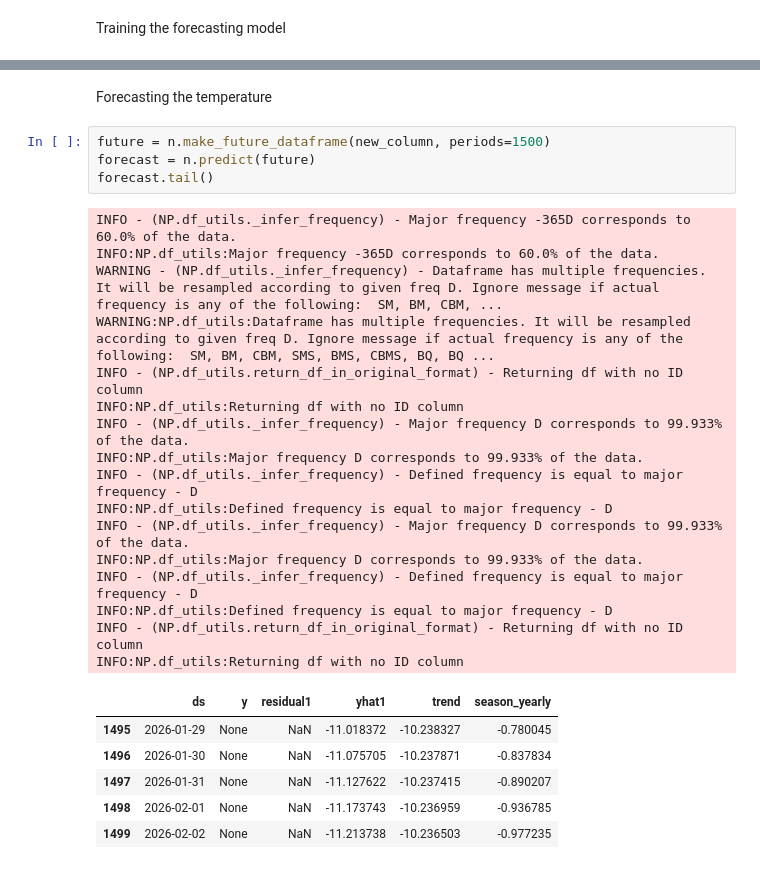
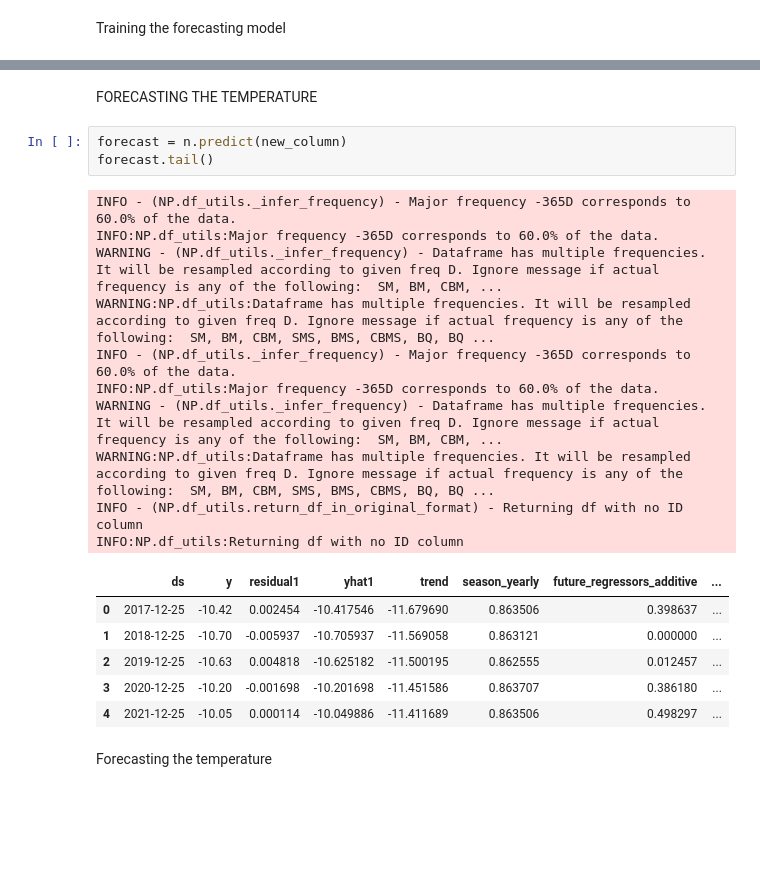
Before and after one commit to deamonknoppix/Python_Projects, a Jupyter notebook: Weather_Forecast.ipynb, the cells around one changed output, grey strips where cells are left out. Drawn from its saved outputs; the diff is of its cells as text; blank space fills up the shorter version.

```diff
--- a/Weather_Forecast.ipynb
+++ b/Weather_Forecast.ipynb
@@ -143,29 +122,24 @@ INFO:NP.forecaster:lr-range-test selected learning rate: 5.34E-02
+# %% [markdown]
+FORECASTING THE TEMPERATURE
+# %%
+forecast = n.predict(new_column)
+forecast.tail()
+# %% [output]
+INFO - (NP.df_utils._infer_frequency) - Major frequency -365D corresponds to 60.0% of the data.
+INFO:NP.df_utils:Major frequency -365D corresponds to 60.0% of the data.
+WARNING - (NP.df_utils._infer_frequency) - Dataframe has multiple frequencies. It will be resampled according to given freq D. Ignore message if actual frequency is any of the following:  SM, BM, CBM, ...
+WARNING:NP.df_utils:Dataframe has multiple frequencies. It will be resampled according to given freq D. Ignore message if actual frequency is any of the following:  SM, BM, CBM, SMS, BMS, CBMS, BQ, BQ ...
+INFO - (NP.df_utils._infer_frequency) - Major frequency -365D corresponds to 60.0% of the data.
+INFO:NP.df_utils:Major frequency -365D corresponds to 60.0% of the data.
+WARNING - (NP.df_utils._infer_frequency) - Dataframe has multiple frequencies. It will be resampled according to given freq D. Ignore message if actual frequency is any of the following:  SM, BM, CBM, ...
+WARNING:NP.df_utils:Dataframe has multiple frequencies. It will be resampled according to given freq D. Ignore message if actual frequency is any of the following:  SM, BM, CBM, SMS, BMS, CBMS, BQ, BQ ...
+INFO - (NP.df_utils.return_df_in_original_format) - Returning df with no ID column
+INFO:NP.df_utils:Returning df with no ID column
+|  | ds | y | residual1 | yhat1 | trend | season_yearly | future_regressors_additive | ... |
+| 0 | 2017-12-25 | -10.42 | 0.002454 | -10.417546 | -11.679690 | 0.863506 | 0.398637 | ... |
+| 1 | 2018-12-25 | -10.70 | -0.005937 | -10.705937 | -11.569058 | 0.863121 | 0.000000 | ... |
+| 2 | 2019-12-25 | -10.63 | 0.004818 | -10.625182 | -11.500195 | 0.862555 | 0.012457 | ... |
+| 3 | 2020-12-25 | -10.20 | -0.001698 | -10.201698 | -11.451586 | 0.863707 | 0.386180 | ... |
+| 4 | 2021-12-25 | -10.05 | 0.000114 | -10.049886 | -11.411689 | 0.863506 | 0.498297 | ... |
 # %% [markdown]
 Forecasting the temperature
-# %%
-future = n.make_future_dataframe(new_column, periods=1500)
-forecast = n.predict(future)
-forecast.tail()
-# %% [output]
-INFO - (NP.df_utils._infer_frequency) - Major frequency -365D corresponds to 60.0% of the data.
-INFO:NP.df_utils:Major frequency -365D corresponds to 60.0% of the data.
-WARNING - (NP.df_utils._infer_frequency) - Dataframe has multiple frequencies. It will be resampled according to given freq D. Ignore message if actual frequency is any of the following:  SM, BM, CBM, ...
-WARNING:NP.df_utils:Dataframe has multiple frequencies. It will be resampled according to given freq D. Ignore message if actual frequency is any of the following:  SM, BM, CBM, SMS, BMS, CBMS, BQ, BQ ...
-INFO - (NP.df_utils.return_df_in_original_format) - Returning df with no ID column
-INFO:NP.df_utils:Returning df with no ID column
-INFO - (NP.df_utils._infer_frequency) - Major frequency D corresponds to 99.933% of the data.
-INFO:NP.df_utils:Major frequency D corresponds to 99.933% of the data.
-INFO - (NP.df_utils._infer_frequency) - Defined frequency is equal to major frequency - D
-INFO:NP.df_utils:Defined frequency is equal to major frequency - D
-INFO - (NP.df_utils._infer_frequency) - Major frequency D corresponds to 99.933% of the data.
-INFO:NP.df_utils:Major frequency D corresponds to 99.933% of the data.
-INFO - (NP.df_utils._infer_frequency) - Defined frequency is equal to major frequency - D
-INFO:NP.df_utils:Defined frequency is equal to major frequency - D
-INFO - (NP.df_utils.return_df_in_original_format) - Returning df with no ID column
-INFO:NP.df_utils:Returning df with no ID column
-|  | ds | y | residual1 | yhat1 | trend | season_yearly |
-| 1495 | 2026-01-29 | None | NaN | -11.018372 | -10.238327 | -0.780045 |
-| 1496 | 2026-01-30 | None | NaN | -11.075705 | -10.237871 | -0.837834 |
-| 1497 | 2026-01-31 | None | NaN | -11.127622 | -10.237415 | -0.890207 |
-| 1498 | 2026-02-01 | None | NaN | -11.173743 | -10.236959 | -0.936785 |
-| 1499 | 2026-02-02 | None | NaN | -11.213738 | -10.236503 | -0.977235 |
```
Also changed, not shown: parts of 14 cells of this notebook.
